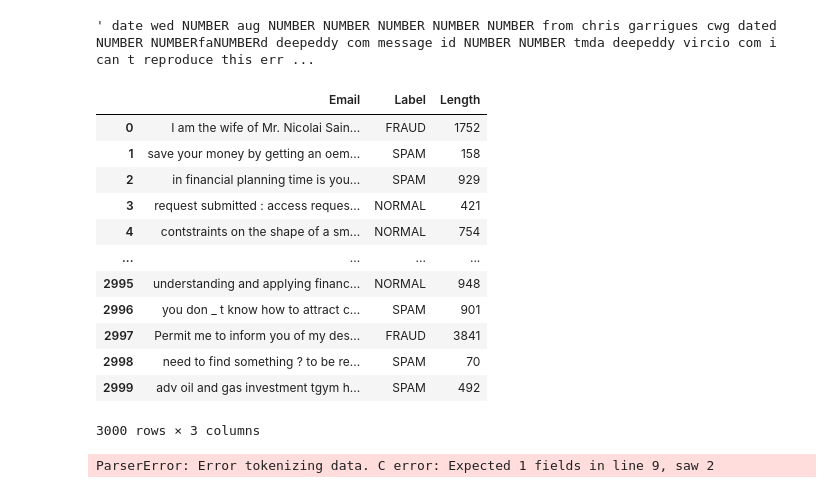
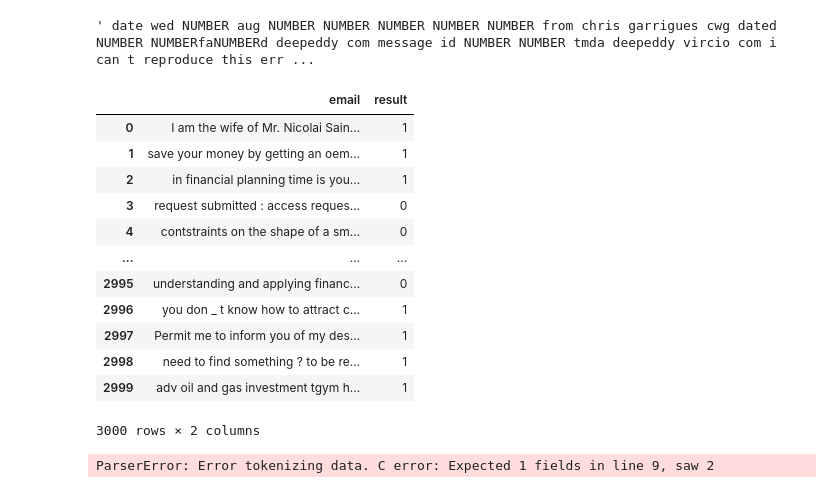
Before and after one commit to code-legand/spam_filter, a Jupyter notebook: data_extract.ipynb, the cells around one changed output. Saved outputs shown, nothing was run; the diff lists cells and outputs as text; code cells hidden in the pictures.

```diff
--- a/data_extract.ipynb
+++ b/data_extract.ipynb
@@ -42,25 +42,28 @@ df1
 df1['email'][0]
 # %% [output]
 ' date wed NUMBER aug NUMBER NUMBER NUMBER NUMBER NUMBER from chris garrigues cwg dated NUMBER NUMBERfaNUMBERd deepeddy com message id NUMBER NUMBER tmda deepeddy vircio com i can t reproduce this err ...
-# %%
-df2=pd.read_csv(file2)
-
-# df2.columns=columns
-df2
-# %% [output]
-|  | Email | Label | Length |
-| 0 | I am the wife of Mr. Nicolai Sain... | FRAUD | 1752 |
-| 1 | save your money by getting an oem... | SPAM | 158 |
-| 2 | in financial planning time is you... | SPAM | 929 |
-| 3 | request submitted : access reques... | NORMAL | 421 |
-| 4 | contstraints on the shape of a sm... | NORMAL | 754 |
-| ... | ... | ... | ... |
-| 2995 | understanding and applying financ... | NORMAL | 948 |
-| 2996 | you don _ t know how to attract c... | SPAM | 901 |
-| 2997 | Permit me to inform you of my des... | FRAUD | 3841 |
-| 2998 | need to find something ? to be re... | SPAM | 70 |
-| 2999 | adv oil and gas investment tgym h... | SPAM | 492 |
-3000 rows × 3 columns
+# %%
+df2=pd.read_csv(file2)
+df2=df2[["Email", "Label"]]
+df2.columns=columns
+df2['result']=df2['result'].str.replace('NORMAL', '0')
+df2['result']=df2['result'].str.replace('SPAM', '1')
+df2['result']=df2['result'].str.replace('FRAUD', '1')
+df2
+# %% [output]
+|  | email | result |
+| 0 | I am the wife of Mr. Nicolai Sain... | 1 |
+| 1 | save your money by getting an oem... | 1 |
+| 2 | in financial planning time is you... | 1 |
+| 3 | request submitted : access reques... | 0 |
+| 4 | contstraints on the shape of a sm... | 0 |
+| ... | ... | ... |
+| 2995 | understanding and applying financ... | 0 |
+| 2996 | you don _ t know how to attract c... | 1 |
+| 2997 | Permit me to inform you of my des... | 1 |
+| 2998 | need to find something ? to be re... | 1 |
+| 2999 | adv oil and gas investment tgym h... | 1 |
+3000 rows × 2 columns
 # %%
 df3=pd.read_csv(file3, delimiter=",")
 # df3.columns=columns
```
Also changed, not shown: parts of 25 cells of this notebook, 3 other files.
